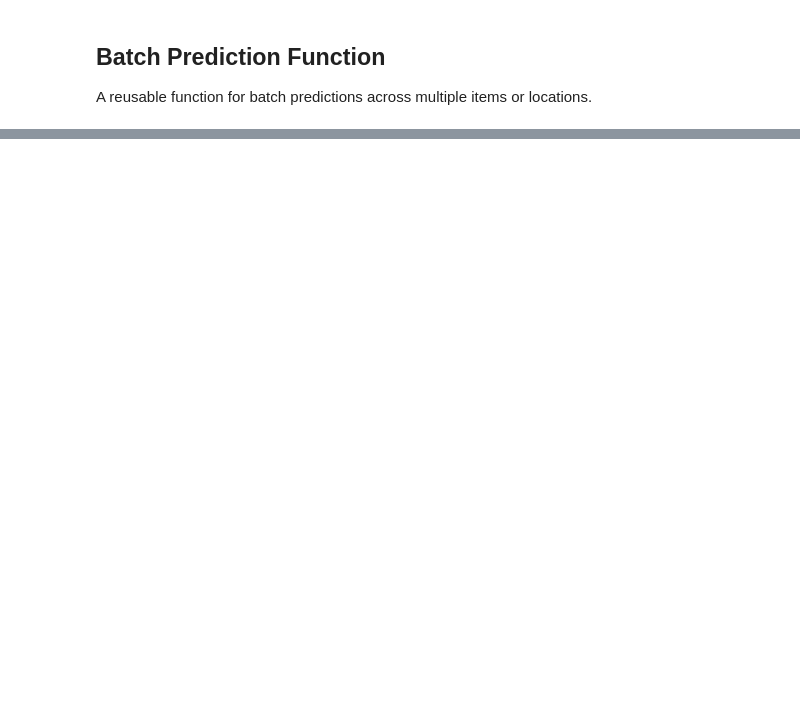
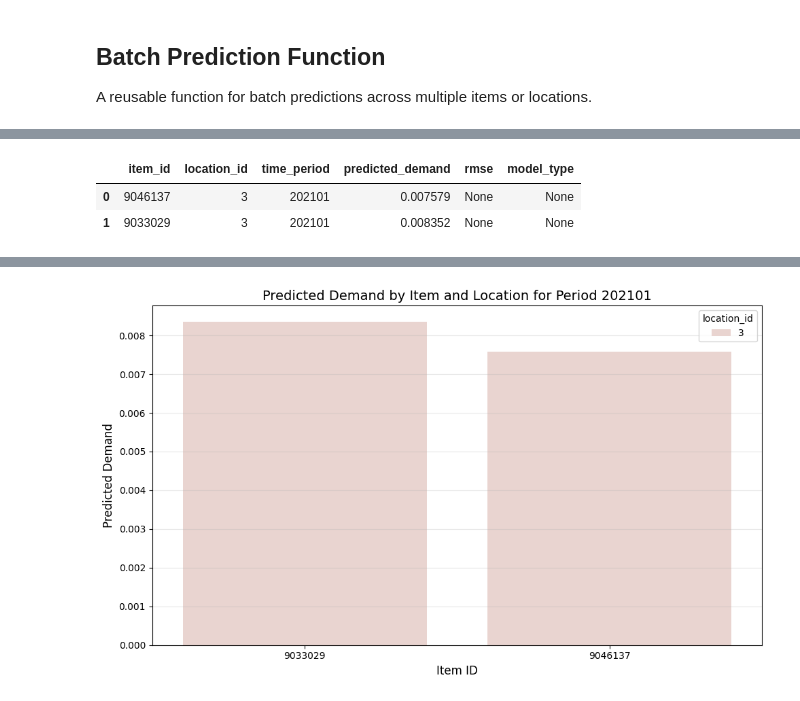
Before and after one commit to manu-sj/1000models, a Jupyter notebook: notebooks/03_inference_pipeline.ipynb, the cells around one changed output, grey strips where cells are left out. Cells and saved outputs as stored; diff of their text form; code cells hidden in the pictures; blank space fills up the shorter version.

```diff
--- a/notebooks/03_inference_pipeline.ipynb
+++ b/notebooks/03_inference_pipeline.ipynb
@@ -52,12 +61,12 @@ print(f"Looking for model: {model_prefix}")
 
 # Get the best model based on RMSE (lower is better)
 model_instance = mr.get_best_model(name=model_prefix,
-                                   evaluation_metric="rmse",
-                                   sort_metrics_by="min")
+                                   metric="rmse",
+                                   direction="min")
 print(f"Found best model for {model_prefix} (version {model_instance.version})")
 
 # Get model metrics
-metrics = model_instance.get_metrics()
+metrics = model_instance.training_metrics
 print("\nModel Performance Metrics:")
 for metric, value in metrics.items():
     print(f"{metric}: {value:.4f}")
@@ -161,8 +197,8 @@ def batch_predict(items, locations, time_period):
             try:
                 # Get the best model
                 model_instance = mr.get_best_model(name=model_prefix,
-                                               evaluation_metric="rmse",
-                                               sort_metrics_by="min")
+                                   metric="rmse",
+                                   direction="min")
 
                 # Download model
                 model_dir = model_instance.download()
@@ -188,17 +224,17 @@ def batch_predict(items, locations, time_period):
                     'location_id': loc,
                     'time_period': time_period,
                     'predicted_demand': prediction,
-                    'rmse': model_instance.get_metrics().get('rmse', None),
+                    'rmse': model_instance.training_metrics.get("rme"),
                     'model_type': model_instance.model_schema.get('model_class', None)
                 })
 
-            except Exception:
-                pass
+            except Exception as e:
+                raise e
 
     return pd.DataFrame(results)
 # %%
 # Example batch prediction
-items_to_predict = [9684698, 8606896]
+items_to_predict = [9046137, 9033029]
 locations_to_predict = [3]
 time_period = 202101
 
@@ -225,3 +261,4 @@ if not batch_results.empty:
 
     plt.tight_layout()
     plt.show()
+# %% [output]
@@ -227,0 +267,3 @@ if not batch_results.empty:
+|  | item_id | location_id | time_period | predicted_demand | rmse | model_type |
+| 0 | 9046137 | 3 | 202101 | 0.007579 | None | None |
+| 1 | 9033029 | 3 | 202101 | 0.008352 | None | None |
@@ -227,0 +272 @@ if not batch_results.empty:
+[figure, added]
```
Also changed, not shown: parts of 8 cells of this notebook, 2 other files.
